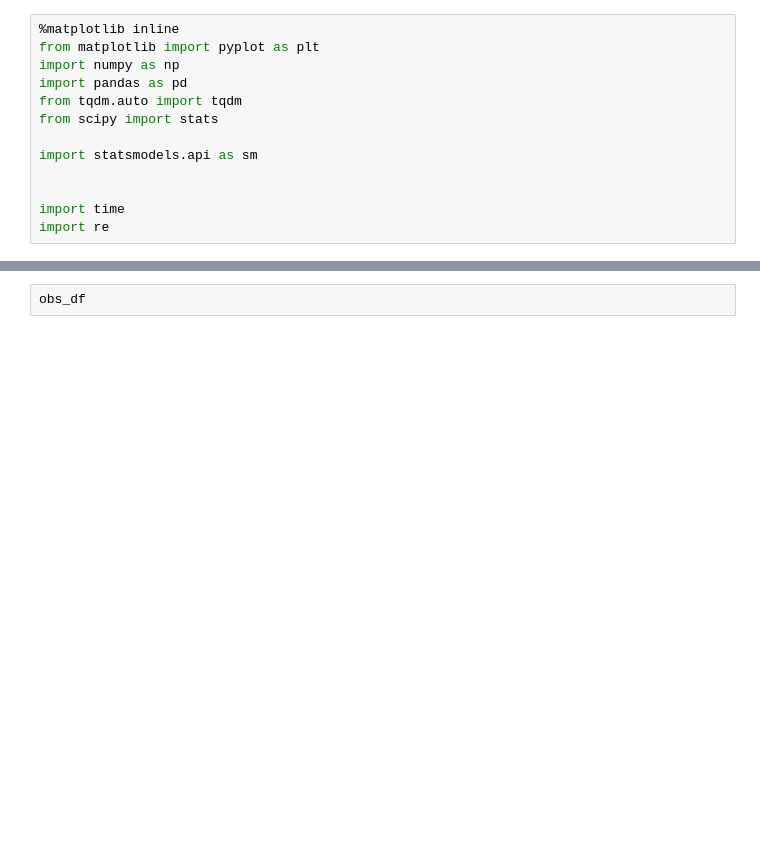
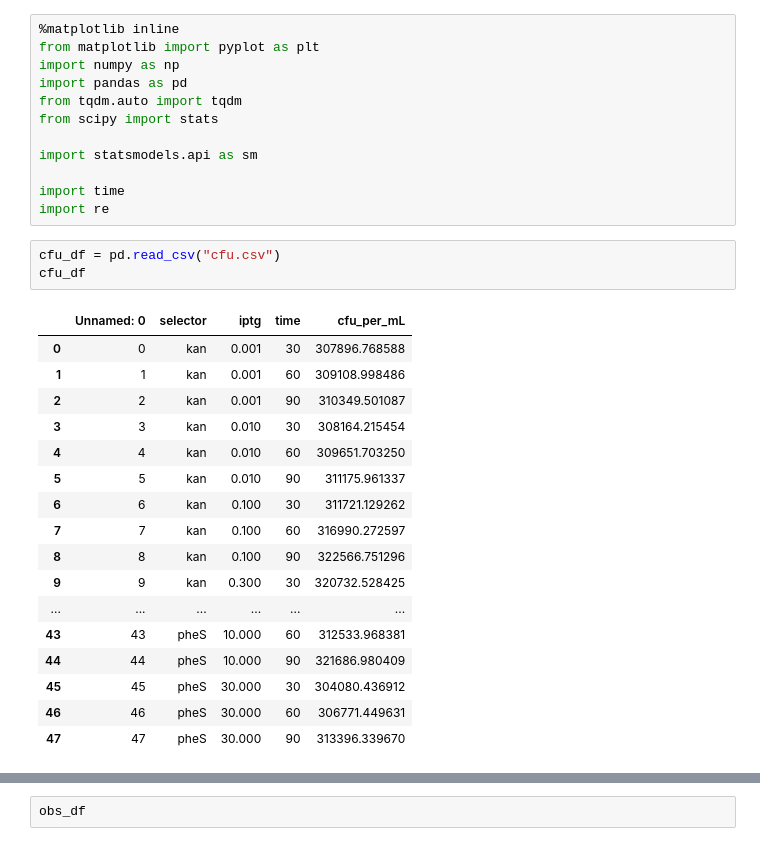
Before and after one commit to jacobterdik/tfscreen, a Jupyter notebook: notebooks/calculate_fitness.ipynb, the cells around one changed output, grey strips where cells are left out. Cells and saved outputs as stored; diff of their text form; blank space fills up the shorter version.

```diff
--- a/notebooks/calculate_fitness.ipynb
+++ b/notebooks/calculate_fitness.ipynb
@@ -8,9 +8,29 @@ from scipy import stats
 
 import statsmodels.api as sm
 
-
 import time
 import re
+# %%
+cfu_df = pd.read_csv("cfu.csv")
+cfu_df
+# %% [output]
+|  | Unnamed: 0 | selector | iptg | time | cfu_per_mL |
+| 0 | 0 | kan | 0.001 | 30 | 307896.768588 |
+| 1 | 1 | kan | 0.001 | 60 | 309108.998486 |
+| 2 | 2 | kan | 0.001 | 90 | 310349.501087 |
+| 3 | 3 | kan | 0.010 | 30 | 308164.215454 |
+| 4 | 4 | kan | 0.010 | 60 | 309651.703250 |
+| 5 | 5 | kan | 0.010 | 90 | 311175.961337 |
+| 6 | 6 | kan | 0.100 | 30 | 311721.129262 |
+| 7 | 7 | kan | 0.100 | 60 | 316990.272597 |
+| 8 | 8 | kan | 0.100 | 90 | 322566.751296 |
+| 9 | 9 | kan | 0.300 | 30 | 320732.528425 |
+| ... | ... | ... | ... | ... | ... |
+| 43 | 43 | pheS | 10.000 | 60 | 312533.968381 |
+| 44 | 44 | pheS | 10.000 | 90 | 321686.980409 |
+| 45 | 45 | pheS | 30.000 | 30 | 304080.436912 |
+| 46 | 46 | pheS | 30.000 | 60 | 306771.449631 |
+| 47 | 47 | pheS | 30.000 | 90 | 313396.339670 |
 # %%
 
 # def fast_linear_regression(x_arrays, y_arrays):
```
Also changed, not shown: parts of 1 cell of this notebook, 13 other files.
